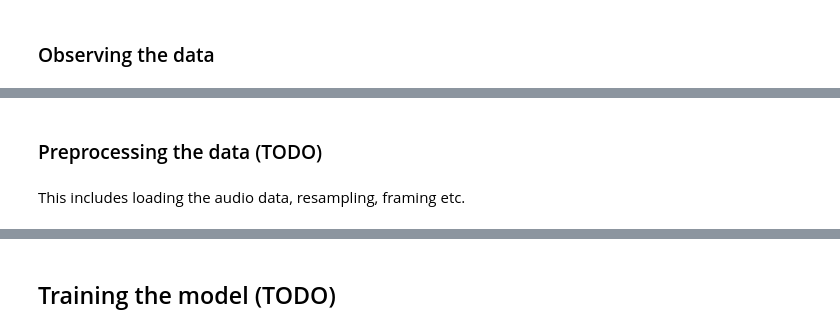
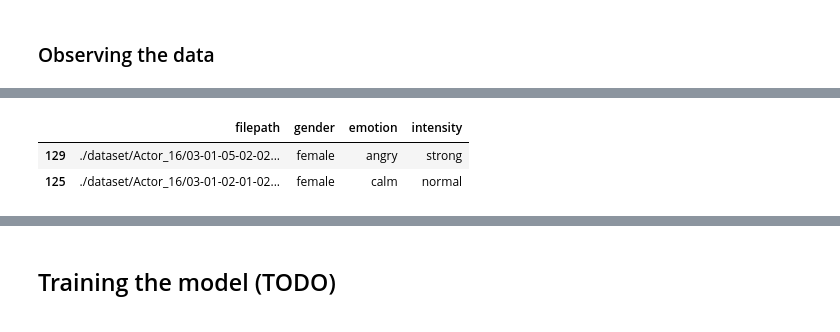
Before and after one commit to gitmaxlla/emvoia, a Jupyter notebook: research/main.ipynb, the cells around one changed output, grey strips where cells are left out. Drawn from its saved outputs; the diff is of its cells as text; code cells hidden in the pictures.

```diff
--- a/research/main.ipynb
+++ b/research/main.ipynb
@@ -202,4 +162,7 @@ for key in keys[:show_first]:
-# %% [markdown]
-### Preprocessing the data (TODO)
-# %% [markdown]
-This includes loading the audio data, resampling, framing etc.
+# %%
+unique_label_samples = dataset_information.drop_duplicates(subset=['gender', 'emotion', 'intensity'])
+unique_label_samples.sample(2)
+# %% [output]
+|  | filepath | gender | emotion | intensity |
+| 129 | ./dataset/Actor_16/03-01-05-02-02... | female | angry | strong |
+| 125 | ./dataset/Actor_16/03-01-02-01-02... | female | calm | normal |
```
Also changed, not shown: parts of 85 cells of this notebook, 5 other files.
